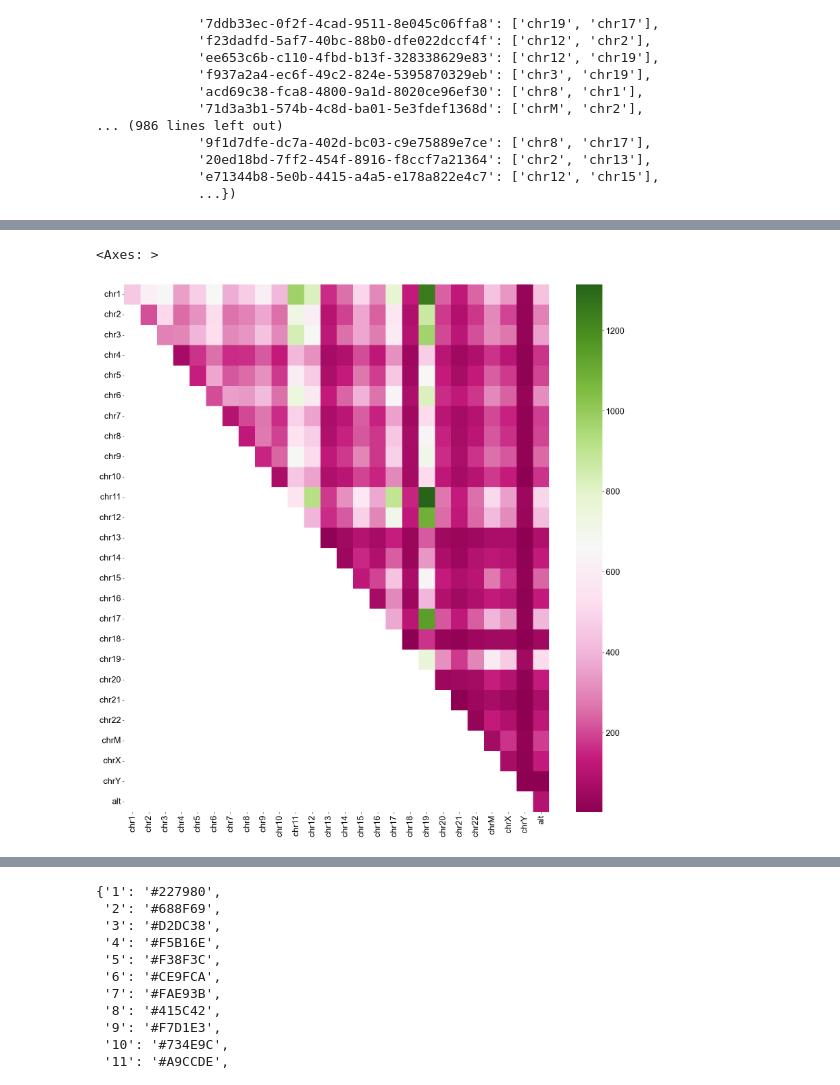
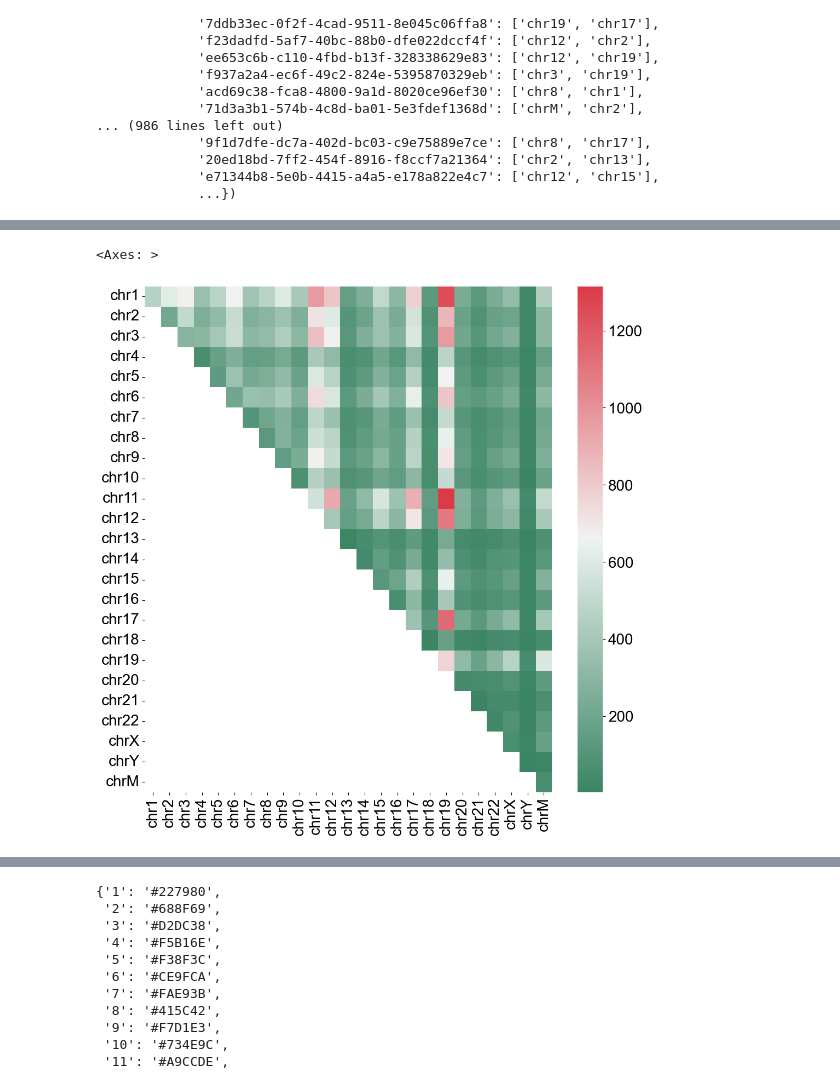
Before and after one commit to cauliyang/deepchopper-paper, a Jupyter notebook: figures/figures.ipynb, the cells around one changed output, grey strips where cells are left out. Cells and saved outputs as stored; diff of their text form; code cells hidden in the pictures.

Commit message:
revise figure 1 and 2

```diff
--- a/figures/figures.ipynb
+++ b/figures/figures.ipynb
@@ -1118,7 +1188,7 @@ vcap002_sa_tag_summary
  'e71344b8-5e0b-4415-a4a5-e178a822e4c7': ['chr12:103937776', 'chr15:69452833'],
  ...}
 # %%
-all_chrs = [f"chr{i}" for i in range(1, 23)]  + ["chrM", "chrX", "chrY", 'alt']
+all_chrs = [f"chr{i}" for i in range(1, 23)]  + [ "chrX", "chrY", "chrM", 'alt']
 all_chrs_index = {v: i  for i,v in enumerate(all_chrs)}
 # %%
 from collections import defaultdict
@@ -1275,9 +1438,9 @@ matrix_data
 # %%
-data = matrix_data
-fig, ax1 = plt.subplots(figsize=(20, 20))
+data = matrix_data.iloc[:25, :25]
+fig, ax1 = plt.subplots(figsize=(12, 12))
 mask = np.zeros_like(data)
 mask[np.tril_indices_from(mask, k=-1)] = True
-sns.heatmap(data, mask=mask, cmap="PiYG")
+sns.heatmap(data, mask=mask, cmap=sns.diverging_palette(150, 10, as_cmap=True))
 # %% [output]
 <Axes: >
-[figure, old version]
+[figure, new version]
```
Also changed, not shown: parts of 26 cells of this notebook, 4 other files.
